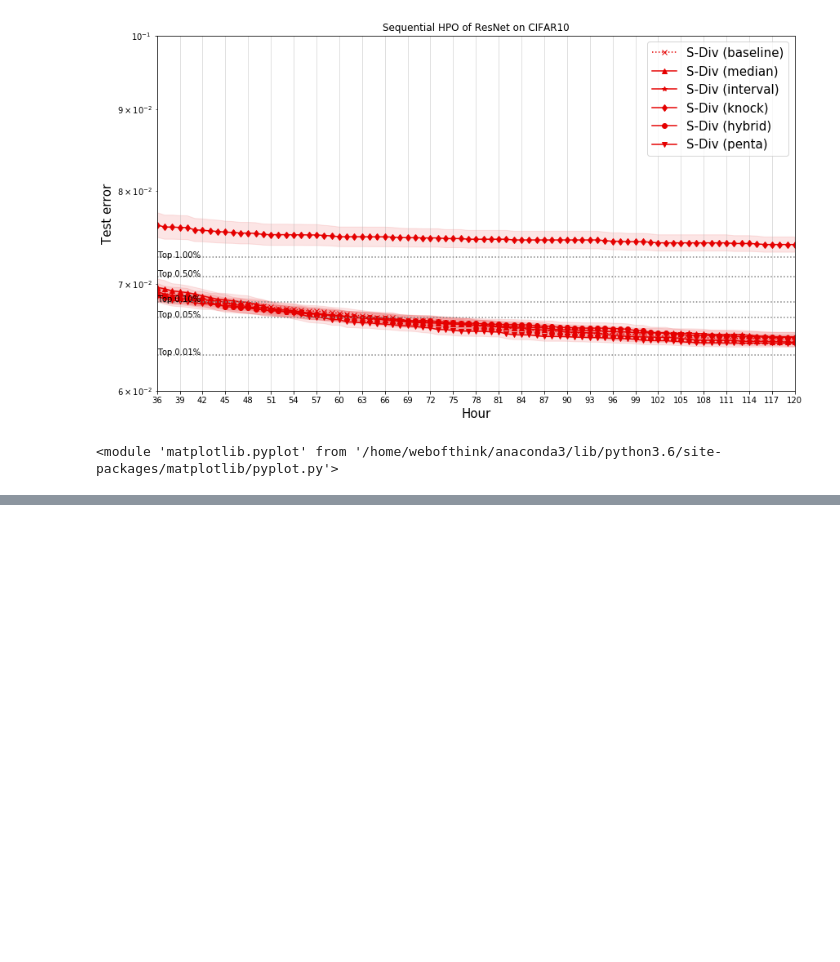
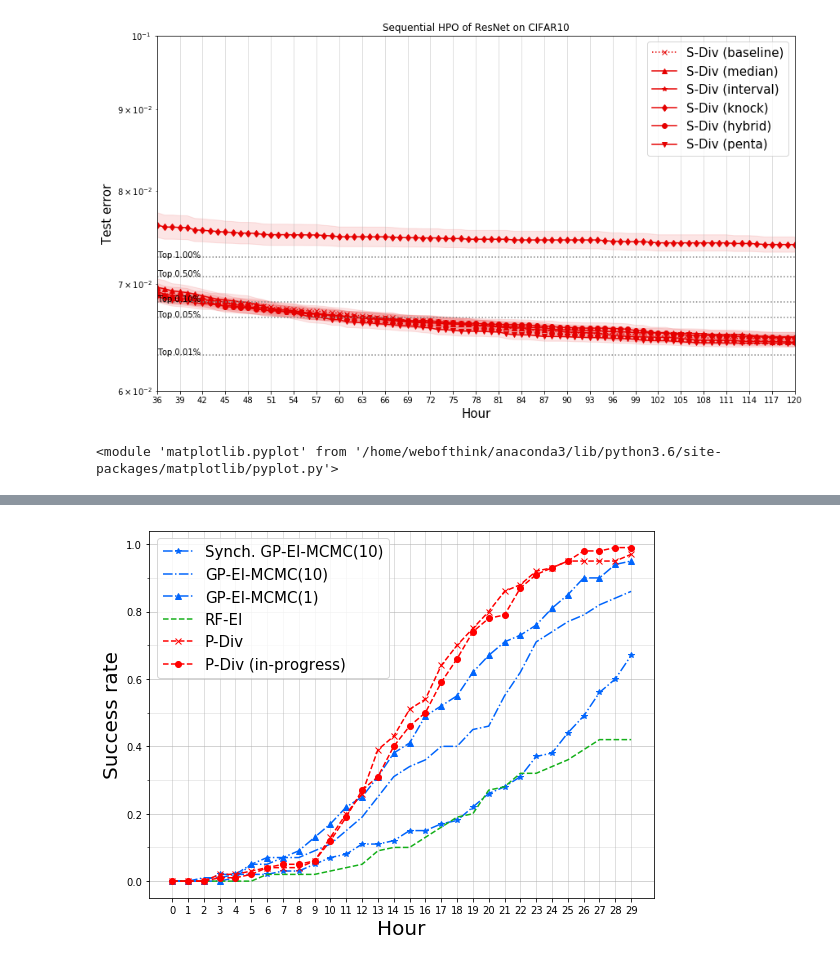
Before and after one commit to yongjinkim49/ecml, a Jupyter notebook: results/[ICML19] CIFAR10-ResNet performance evaluation.ipynb, the cells around one changed output, grey strips where cells are left out. Cells and saved outputs as stored; diff of their text form; code cells hidden in the pictures; blank space fills up the shorter version.

```diff
--- a/results/[ICML19] CIFAR10-ResNet performance evaluation.ipynb
+++ b/results/[ICML19] CIFAR10-ResNet performance evaluation.ipynb
@@ -168,34 +166,36 @@ FileNotFoundError: [Errno 2] No such file or directory: './data207/T108000S/ASYN
 def restyle(name):
     marker = ''
     color ='black'
     line_style = '--'
     if 'GP-EI' in name:
         line_style = '-.'
         color = 'xkcd:bright blue'
     elif 'RF-EI' in name:
         color = 'xkcd:green'
     elif '-Div' in name:
         color = 'red'
     if 'P-Div' == name:
         marker = 'x'
     elif 'P-Div (in-progress)' == name:
         marker = 'o'
     elif 'MCMC(1)' in name:
         marker = '^'
     elif 'Synch.' in name:
         marker = '*'
     return marker, color, line_style
 
 parallels = ['Synch. GP-EI-MCMC(10)', 'GP-EI-MCMC(10)', 'GP-EI-MCMC(1)', 'RF-EI', 'P-Div', 'P-Div (in-progress)']
 p_g = []
 for p in parallels:
     p_g.append({"opt": p})
 
-draw_success_rate_fig(results_6, s['accuracy'], 20,
+draw_success_rate_fig(results_6, s['accuracy'], 30,
                                               x_unit='Hour', step_size=1, style_format=restyle,
                                                parallel=p_g,
                       width=8, height=6,  save_name='fig-cifar10-resnet-p1', target_folder='./figs/',
                       num_runs=num_trials )
+# %% [output]
+[figure, added]
 # %%
 selected = ['Synch. GP-EI-MCMC(10)', 'GP-EI-MCMC(10)', 'GP-EI-MCMC(1)', 'RF-EI', 'P-Div (in-progress)']
 
```
Also changed, not shown: parts of 6 cells of this notebook, 8 other files.
